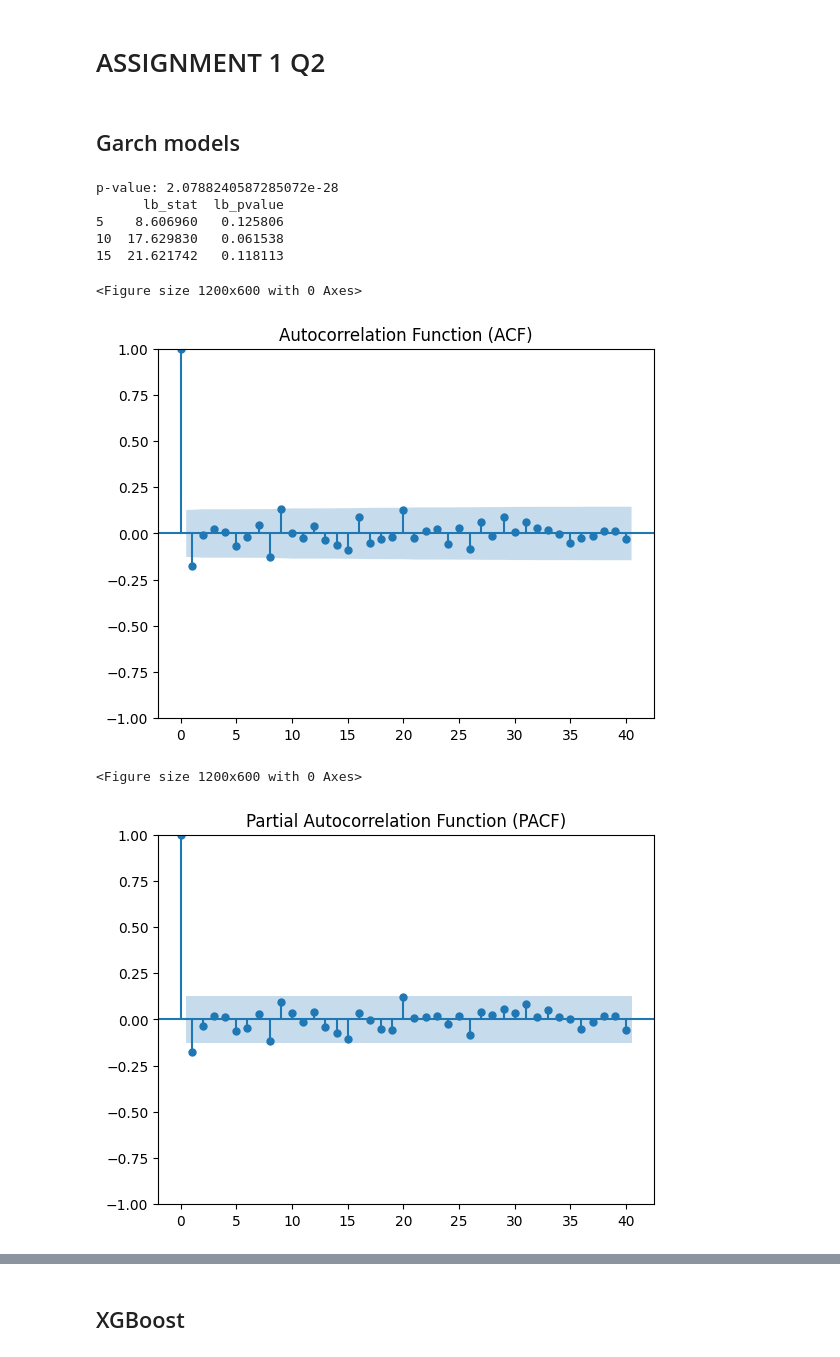
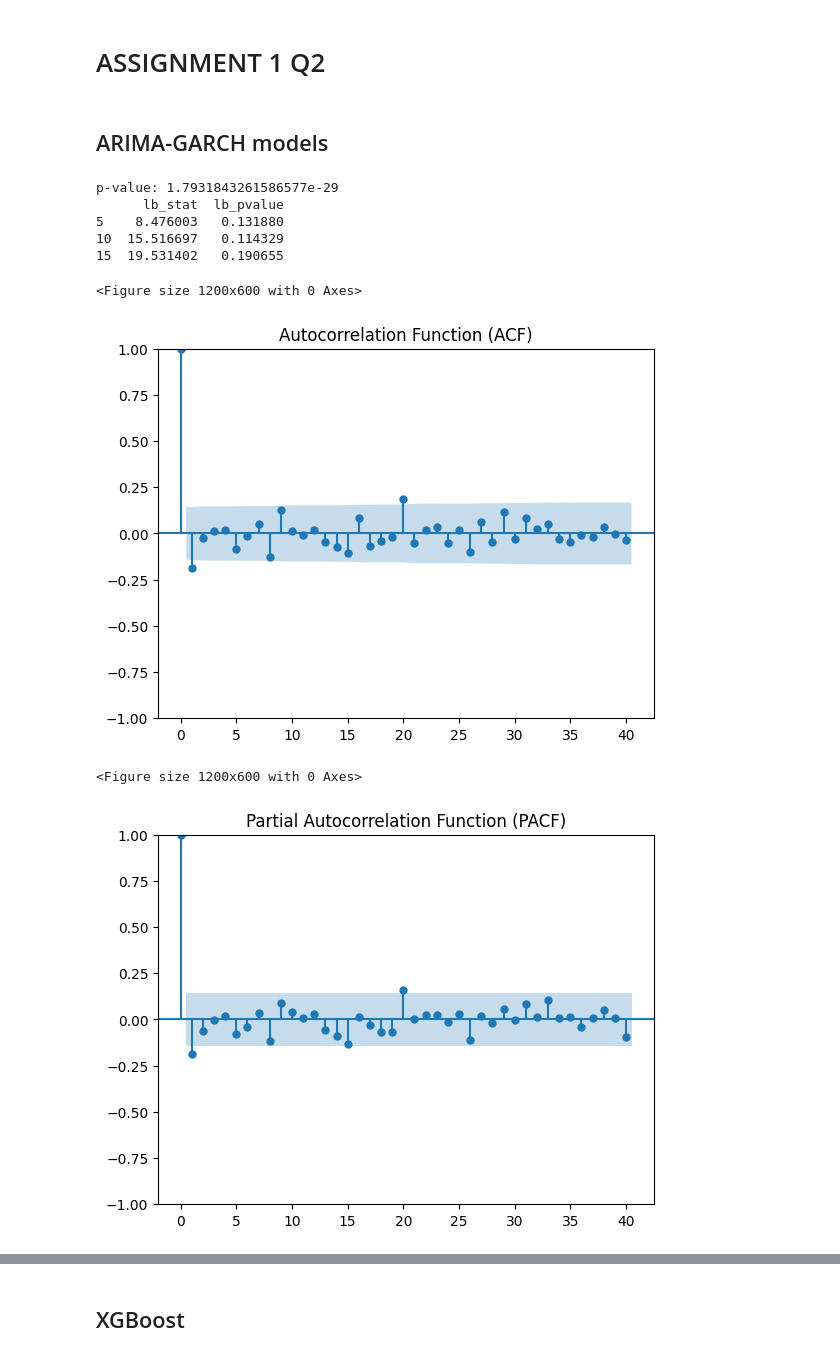
Before and after one commit to LiseVisagie/SLT-Ass1, a Jupyter notebook: Ass1_2.ipynb, the cells around one changed output, grey strips where cells are left out. Saved outputs shown, nothing was run; the diff lists cells and outputs as text; code cells hidden in the pictures.

```diff
--- a/Ass1_2.ipynb
+++ b/Ass1_2.ipynb
@@ -5,14 +3,14 @@
 # %%
 import pandas as pd
 import numpy as np
-from sklearn.metrics import mean_squared_error
+from sklearn.metrics import mean_absolute_error
 from sklearn.model_selection import TimeSeriesSplit
 
 df = pd.read_csv("silver.csv")
-train_size = int(len(df) * 0.7)
+train_size = int(len(df) * 0.8)
 tscv = TimeSeriesSplit(n_splits=10)
 # %% [markdown]
-## Garch models
+## ARIMA-GARCH models
 # %%
 return_rate = 100*df["target_return"].dropna()
 train = return_rate.iloc[:train_size]
@@ -28,31 +26,31 @@ import itertools
 # %%
 # Perform Augmented Dickey-Fuller test
 result = adfuller(train)
 print("p-value:", result[1])
 # The timeseries appears to be stationary based on the ADF test. We can proceed with modeling the returns.
 
-ljung_box_result = acorr_ljungbox(return_rate, lags=[5, 10, 15], return_df=True)
+ljung_box_result = acorr_ljungbox(train, lags=[5, 10, 15], return_df=True)
 print(ljung_box_result)
 # Not white noise, fit ARMA to the returns.
 
 # Plot ACF
 plt.figure(figsize=(12,6))
-plot_acf(return_rate, lags=40)   # up to 40 lags
+plot_acf(train, lags=40)   # up to 40 lags
 plt.title("Autocorrelation Function (ACF)")
 plt.show()
 
 # Plot PACF
 plt.figure(figsize=(12,6))
-plot_pacf(return_rate, lags=40, method="ywm")  # Yule-Walker method
+plot_pacf(train, lags=40, method="ywm")  # Yule-Walker method
 plt.title("Partial Autocorrelation Function (PACF)")
 plt.show()
 # %% [output]
-p-value: 2.0788240587285072e-28
+p-value: 1.7931843261586577e-29
       lb_stat  lb_pvalue
-5    8.606960   0.125806
-10  17.629830   0.061538
-15  21.621742   0.118113
+5    8.476003   0.131880
+10  15.516697   0.114329
+15  19.531402   0.190655
 <Figure size 1200x600 with 0 Axes>
-[figure, old version]
+[figure, new version]
 <Figure size 1200x600 with 0 Axes>
-[figure, old version]
+[figure, new version]
```
Also changed, not shown: parts of 28 cells of this notebook, 3 other files.
